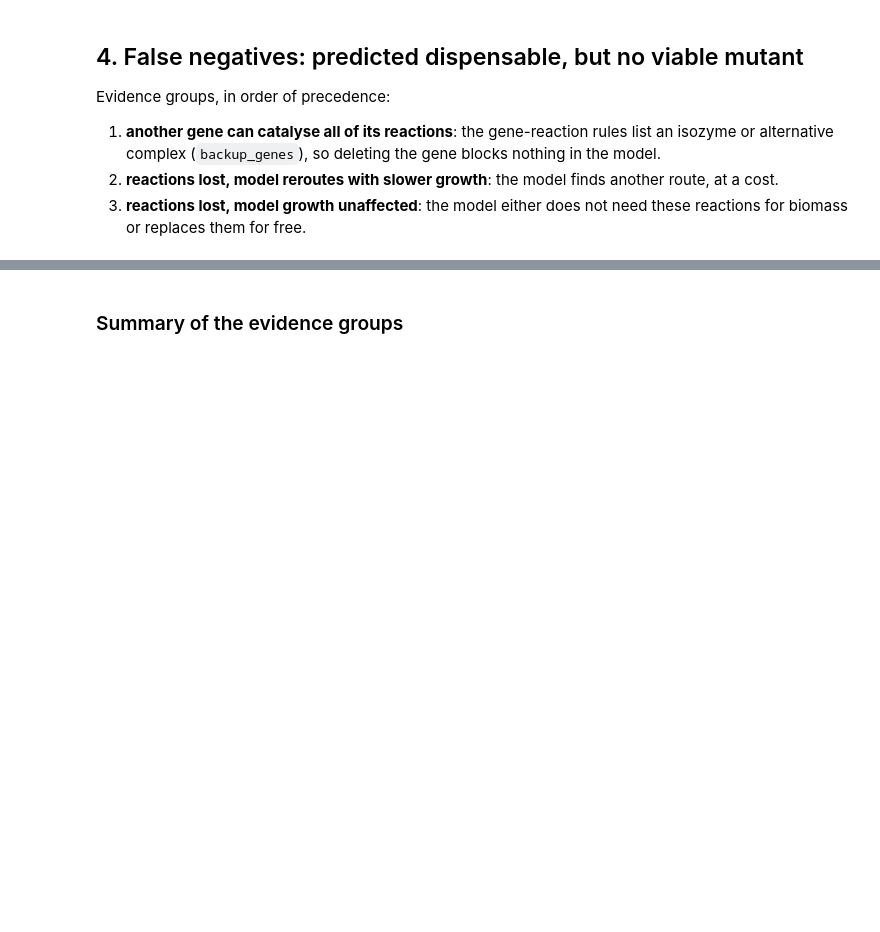
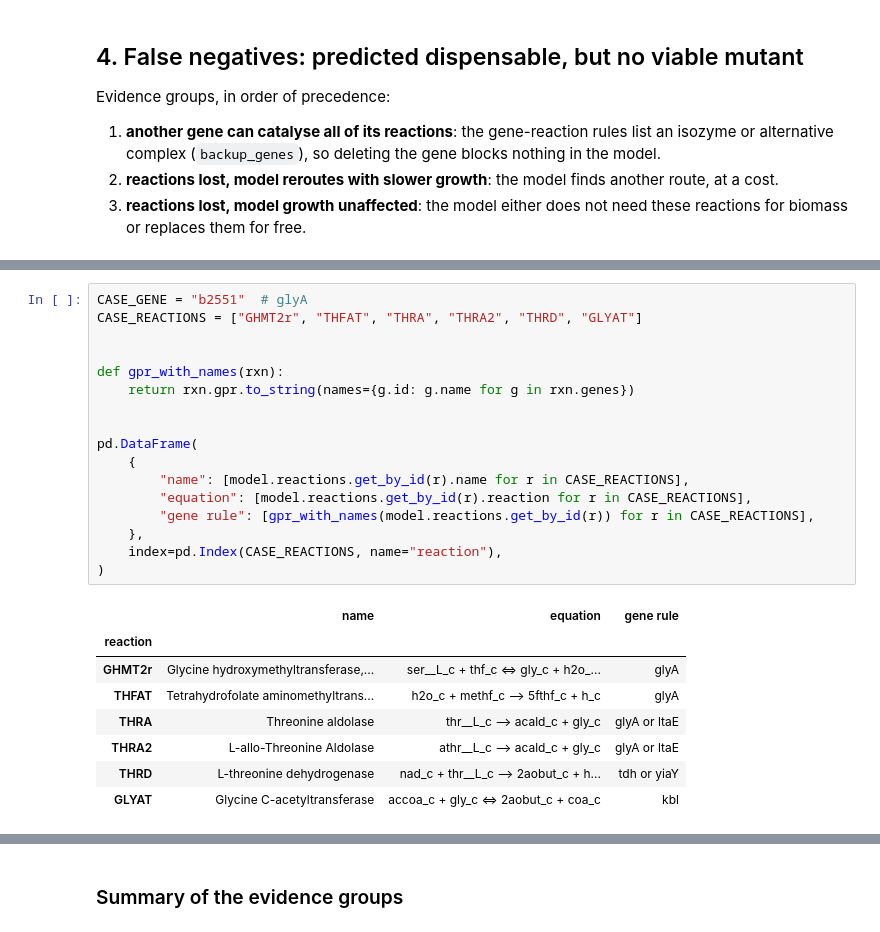
Before and after one commit to ardaqas/ecoli-fba, a Jupyter notebook: notebooks/04_error_analysis.ipynb, the cells around one changed output, grey strips where cells are left out. Cells and saved outputs as stored; diff of their text form; blank space fills up the shorter version.

```diff
--- a/notebooks/04_error_analysis.ipynb
+++ b/notebooks/04_error_analysis.ipynb
@@ -237,0 +254,26 @@ show_false_negatives("B: LB-like")
+# %%
+CASE_GENE = "b2551"  # glyA
+CASE_REACTIONS = ["GHMT2r", "THFAT", "THRA", "THRA2", "THRD", "GLYAT"]
+
+
+def gpr_with_names(rxn):
+    return rxn.gpr.to_string(names={g.id: g.name for g in rxn.genes})
+
+
+pd.DataFrame(
+    {
+        "name": [model.reactions.get_by_id(r).name for r in CASE_REACTIONS],
+        "equation": [model.reactions.get_by_id(r).reaction for r in CASE_REACTIONS],
+        "gene rule": [gpr_with_names(model.reactions.get_by_id(r)) for r in CASE_REACTIONS],
+    },
+    index=pd.Index(CASE_REACTIONS, name="reaction"),
+)
+# %% [output]
+|  | name | equation | gene rule |
+| reaction |  |  |  |
+| GHMT2r | Glycine hydroxymethyltransferase,... | ser__L_c + thf_c <=> gly_c + h2o_... | glyA |
+| THFAT | Tetrahydrofolate aminomethyltrans... | h2o_c + methf_c --> 5fthf_c + h_c | glyA |
+| THRA | Threonine aldolase | thr__L_c --> acald_c + gly_c | glyA or ltaE |
+| THRA2 | L-allo-Threonine Aldolase | athr__L_c --> acald_c + gly_c | glyA or ltaE |
+| THRD | L-threonine dehydrogenase | nad_c + thr__L_c --> 2aobut_c + h... | tdh or yiaY |
+| GLYAT | Glycine C-acetyltransferase | accoa_c + gly_c <=> 2aobut_c + coa_c | kbl |
```
Also changed, not shown: parts of 5 cells of this notebook.
